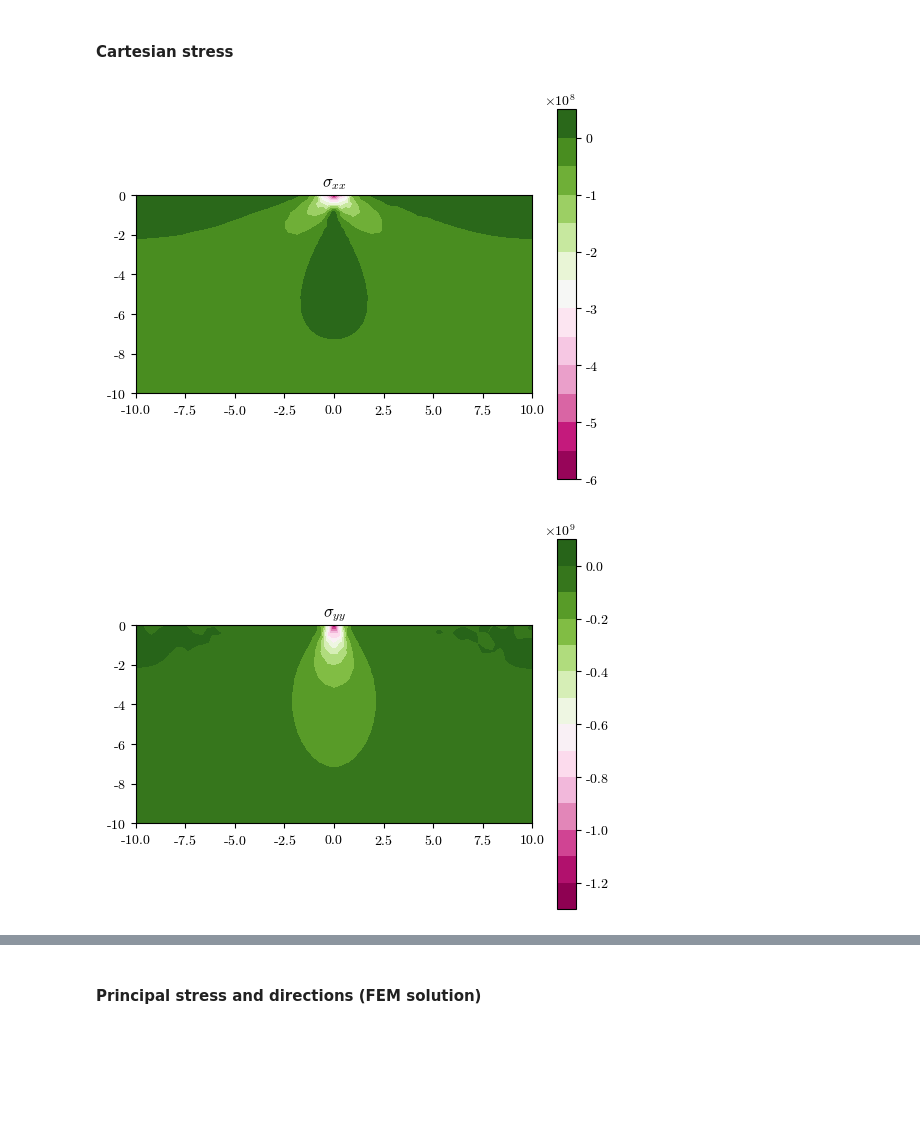
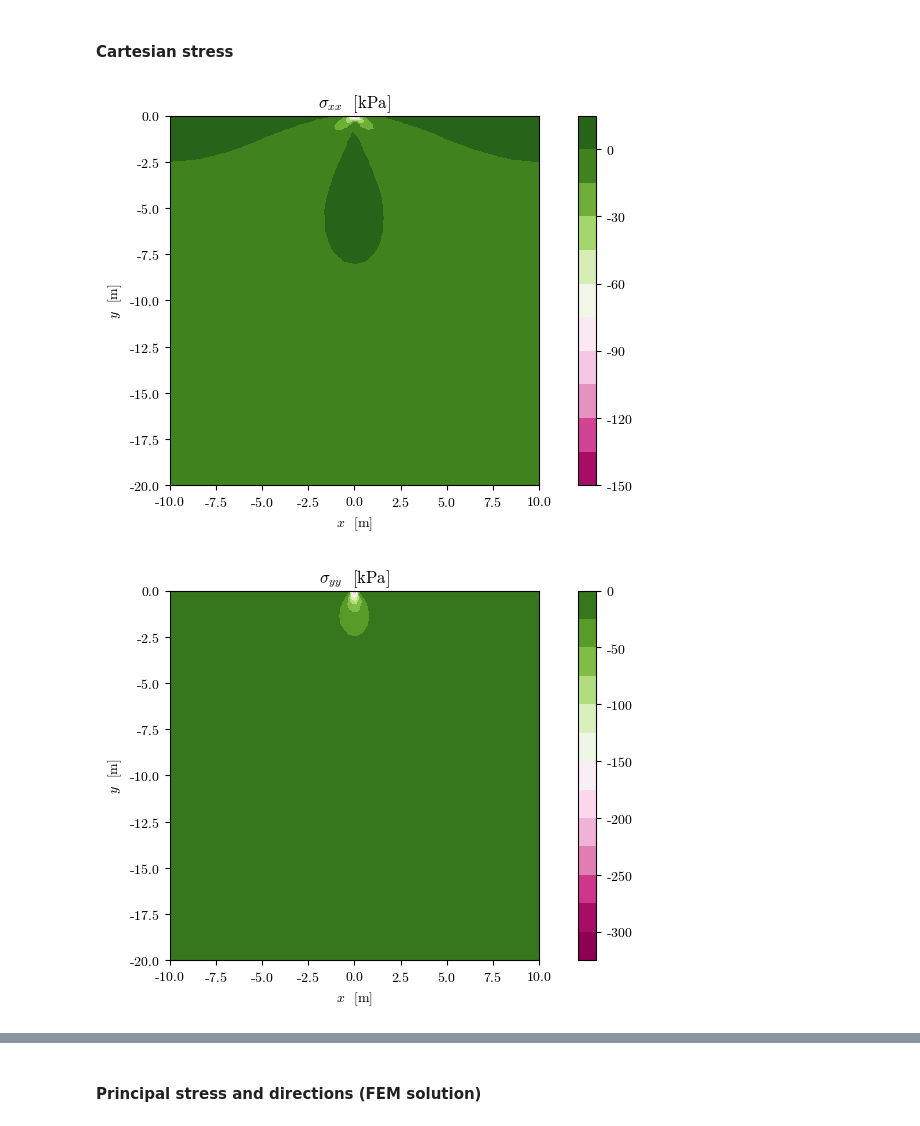
Before and after one commit to AppliedMechanics-EAFIT/foundation_eng, a Jupyter notebook: notebooks/flamants_line_load.ipynb, the cells around one changed output, grey strips where cells are left out. Saved outputs shown, nothing was run; the diff lists cells and outputs as text; code cells hidden in the pictures; blank space fills up the shorter version.

```diff
--- a/notebooks/flamants_line_load.ipynb
+++ b/notebooks/flamants_line_load.ipynb
@@ -122,6 +147,10 @@ def solidspy_inputs(mesh, elasticity_mod, poisson_rat, load_x, load_y):
 #### Executing the solver
 # %%
 def run_solidspy(nodes, mats, elements, loads):
+    '''Parameters in the International System of Units.
+    - Lengths in [m]
+    - Stress in [kPa]
+    '''
     # System assembly
     assem_op, bc_array, neq = ass.DME(nodes, elements)
     stiff_mat = ass.assembler(elements, mats, nodes, neq, assem_op)
@@ -135,20 +164,25 @@ def run_solidspy(nodes, mats, elements, loads):
     strain, stress = pos.strain_nodes(nodes, elements, mats, disp)
     # Compute the principal directions of a tensor field
     eigs1, eigs3, vecs1, vecs3 = pos.principal_dirs(stress)
-    return (disp, strain, stress, eigs1, eigs3, vecs1, vecs3)
+    return (disp, strain, 1e-3*stress, 1e-3*eigs1, 1e-3*eigs3, vecs1, vecs3)
 # %% [markdown]
 ## Analytic solution
 # %%
 def flamant(x, y, load_y=-1e9, poisson_rat=0.3):
-    # y = -1 * y
+    '''Parameters in the International System of Units.
+    - Lengths in [m]
+    - Loads (forces) in [N/m]
+    - Stress in [kPa]
+    '''
     load_y = -1 * load_y
     r = np.sqrt(x**2 + y**2)
-    r[np.where(r < 0.01)] = 0.01
-    sigma_x = (2 * load_y * x**2 * y) / (np.pi * r**4)
-    sigma_y = (2 * load_y * y**3) / (np.pi * r**4)
-    sigma_z = (2 * load_y * poisson_rat * y) / (np.pi * r**2)
-    tau_xy = (2 * load_y * x * y**2) / (np.pi * r**4)
-    sigma_1 = (2 * load_y * y) / (np.pi * r**2)
-    sigma_2 = 0
+    if type(r) != 'float' or type(r) != 'int':
+        r[np.where(r < 0.01)] = 0.01
+    sigma_x = 1e-3 * (2 * load_y * x**2 * y) / (np.pi * r**4)
+    sigma_y = 1e-3 * (2 * load_y * y**3) / (np.pi * r**4)
+    sigma_z = 1e-3 * (2 * load_y * poisson_rat * y) / (np.pi * r**2)
+    tau_xy = 1e-3 * (2 * load_y * x * y**2) / (np.pi * r**4)
+    sigma_1 = 1e-3 * (2 * load_y * y) / (np.pi * r**2)
+    sigma_2 = 0 * sigma_x
     sigma_3 = sigma_z
     return sigma_x, sigma_y, sigma_z, tau_xy, sigma_1, sigma_2, sigma_3
@@ -155,11 +205,13 @@ def flamant(x, y, load_y=-1e9, poisson_rat=0.3):
 # %% [markdown]
 ## Running a case
 # %%
+load = -1e5
+# FEM SOLUTION
 # Creating the domain and meshing it
-mesh = create_domain(x_0=0, y_0=0, l=20, z=10, elem_size=0.5)
+mesh = create_domain(x_load=0, y_load=0, l=20, z=20, elem_size=1.0)
 # Creating solidspy inputs
 nodes, mats, elements, loads = solidspy_inputs(
-    mesh, elasticity_mod=50e6, poisson_rat=0.3, load_x=0, load_y=-1e9
+    mesh, elasticity_mod=50e6, poisson_rat=0.3, load_x=0, load_y=load
 )
 # Coordinates at nodes
 x, y = nodes[:, 1:3].T
@@ -167,9 +219,11 @@ x, y = nodes[:, 1:3].T
 disp, strain, stress, sigma_1, sigma_3, vecs1, vecs3 = run_solidspy(
     nodes, mats, elements, loads
 )
+sigma_xx, sigma_yy, tau_xy = stress[:, 0], stress[:, 1], stress[:, 2]
 
-sigma_x_a, sigma_y_a, sigma_z_a, tau_xy_a, sigma_1_a, sigma_2_a, sigma_3_a = flamant(
-    x, y, load_y=-1e9, poisson_rat=0.3
+# ANALYTICAL SOLUTION
+sigma_xx_a, sigma_yy_a, sigma_zz_a, tau_xy_a, sigma_1_a, sigma_2_a, sigma_3_a = flamant(
+    x, y, load_y=load, poisson_rat=0.3
 )
 # %% [output]
 Info    : Running '/home/eamontoyaa/.pyenv/versions/3.9.13/envs/solidspy-env/bin/gmsh -3 mesh.geo -format msh -bin -o mesh.msh' [Gmsh 4.10.5, 1 node, max. 1 thread]
@@ -220,13 +290,17 @@ pos.plot_node_field(
 # %% [markdown]
 #### Cartesian stress
 # %%
-pos.plot_node_field(stress[:, 0], nodes, elements, title=["$\sigma_{xx}$"])
-plt.clim(min(stress[:, 0].min(), sigma_x_a.min()), max(stress[:, 0].max(), sigma_x_a.max()))
+pos.plot_node_field(sigma_xx, nodes, elements, title=["$\sigma_{xx}$  [kPa]"])
+plt.clim(min(sigma_xx.min(), sigma_xx_a.min()), max(sigma_xx.max(), sigma_xx_a.max()))
+plt.xlabel('$x$  [m]');
+plt.ylabel('$y$  [m]');
 # %% [output]
-[figure, old version]
+[figure, new version]
 # %%
-pos.plot_node_field(stress[:, 1], nodes, elements, title=["$\sigma_{yy}$"])
-plt.clim(min(stress[:, 1].min(), sigma_y_a.min()), max(stress[:, 1].max(), sigma_y_a.max()))
+pos.plot_node_field(sigma_yy, nodes, elements, title=["$\sigma_{yy}$  [kPa]"])
+plt.clim(min(sigma_yy.min(), sigma_yy_a.min()), max(sigma_yy.max(), sigma_yy_a.max()))
+plt.xlabel('$x$  [m]');
+plt.ylabel('$y$  [m]');
 # %% [output]
-[figure, old version]
+[figure, new version]
 # %%
```
Also changed, not shown: parts of 24 cells of this notebook.
